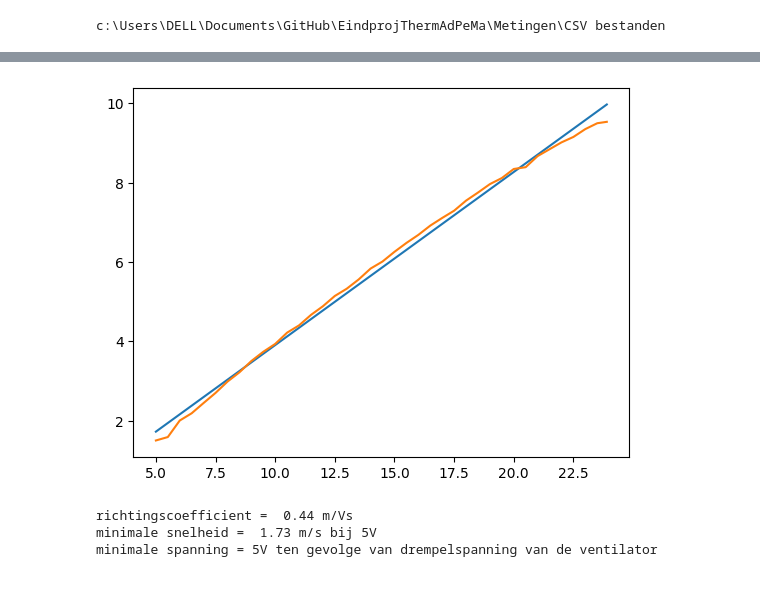
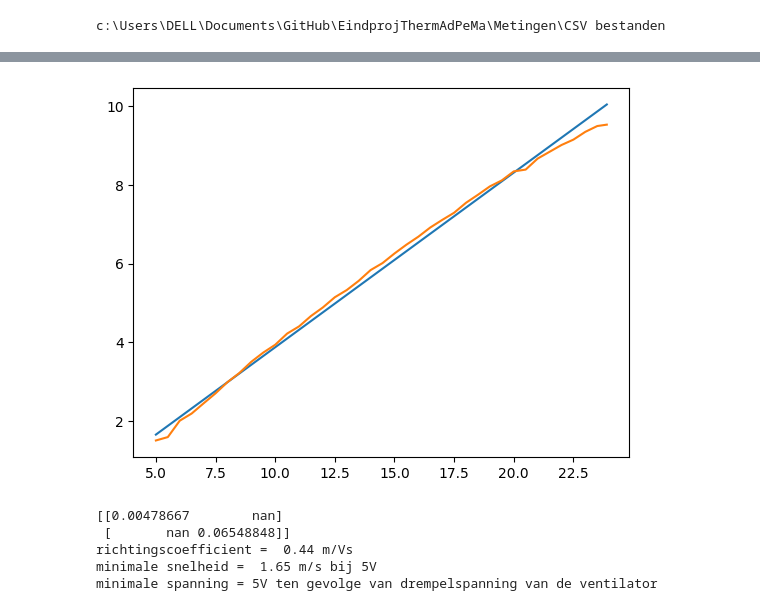
Before and after one commit to AdamEH20/EindprojThermAdPeMa, a Jupyter notebook: Metingen/Luchtsnelheidsanalyse.ipynb, the cells around one changed output, grey strips where cells are left out. Saved outputs shown, nothing was run; the diff lists cells and outputs as text; code cells hidden in the pictures.

```diff
--- a/Metingen/Luchtsnelheidsanalyse.ipynb
+++ b/Metingen/Luchtsnelheidsanalyse.ipynb
@@ -66,21 +64,23 @@ plt.show()
 # %%
 def VS_function(V, a, b):
     return a*V + b
 
-val, cov = curve_fit(VS_function, Voltages, Speeds)
+val, cov = curve_fit(VS_function, Voltages, Speeds, sigma= (0.2 + 0.02*Speeds))
 
 plt.figure()
 plt.plot(Voltages, val[0]*Voltages + val[1])
 plt.plot(Voltages, Speeds)
 plt.show()
 
 
 
 print('richtingscoefficient = ', f"{val[0]:.2f}", 'm/Vs')
 print('minimale snelheid = ', f"{(val[0]*5 + val[1]):.2f}", 'm/s bij 5V')
 print('minimale spanning = 5V ten gevolge van drempelspanning van de ventilator')
 # %% [output]
-[figure, old version]
+[figure, new version]
+[[0.00478667        nan]
+ [       nan 0.06548848]]
 richtingscoefficient =  0.44 m/Vs
-minimale snelheid =  1.73 m/s bij 5V
+minimale snelheid =  1.65 m/s bij 5V
 minimale spanning = 5V ten gevolge van drempelspanning van de ventilator
```
Also changed, not shown: parts of 2 cells of this notebook.
